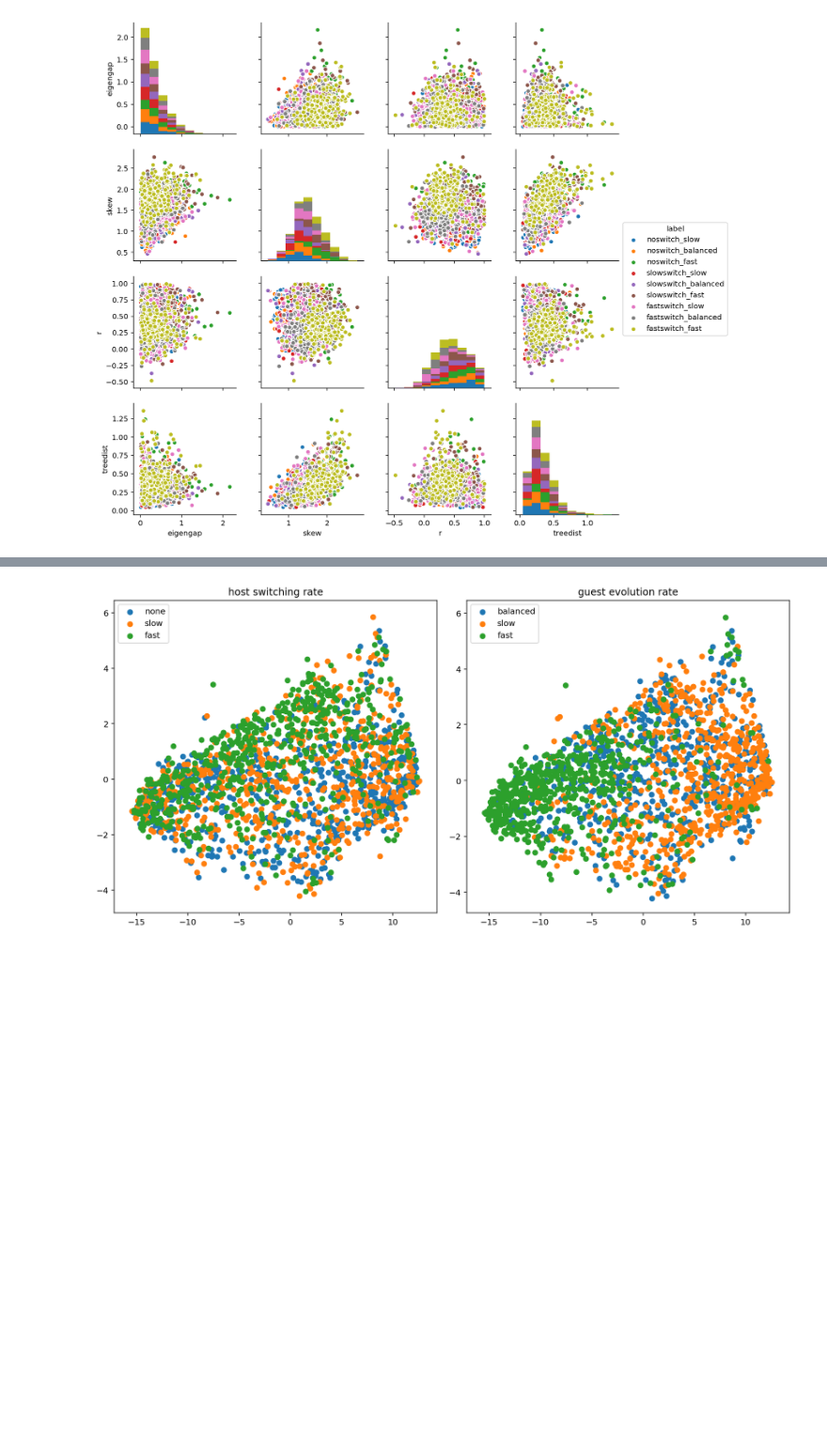
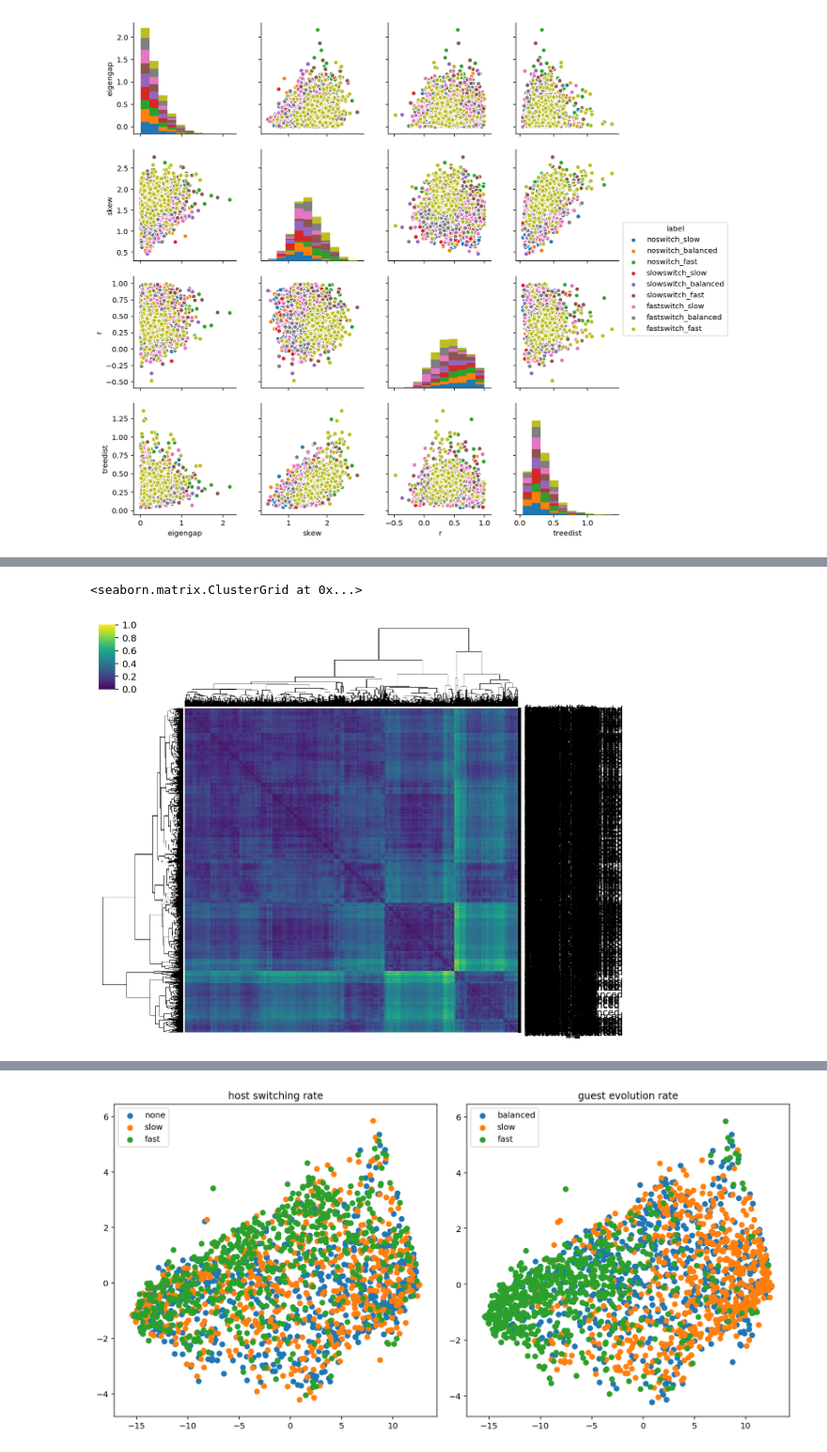
Before and after one commit to ryneches/ManyTrees, a Jupyter notebook: ManyTrees.ipynb, the cells around one changed output, grey strips where cells are left out. Shown at 94% size. Saved outputs shown, nothing was run; the diff lists cells and outputs as text; code cells hidden in the pictures; blank space fills up the shorter version.

```diff
--- a/ManyTrees.ipynb
+++ b/ManyTrees.ipynb
@@ -150,0 +167,6 @@ hist( [ SLT.n_links for SLT in SLTs ], 64 )
+# %%
+seaborn.clustermap( s_d, cmap='viridis', method='weighted', metric='euclidean', #metric='correlation',
+                    figsize=(8,8), xticklabels=False, yticklabels=q.label )
+# %% [output]
+<seaborn.matrix.ClusterGrid at 0x...>
+[figure, added]
```
Also changed, not shown: parts of 19 cells of this notebook.
